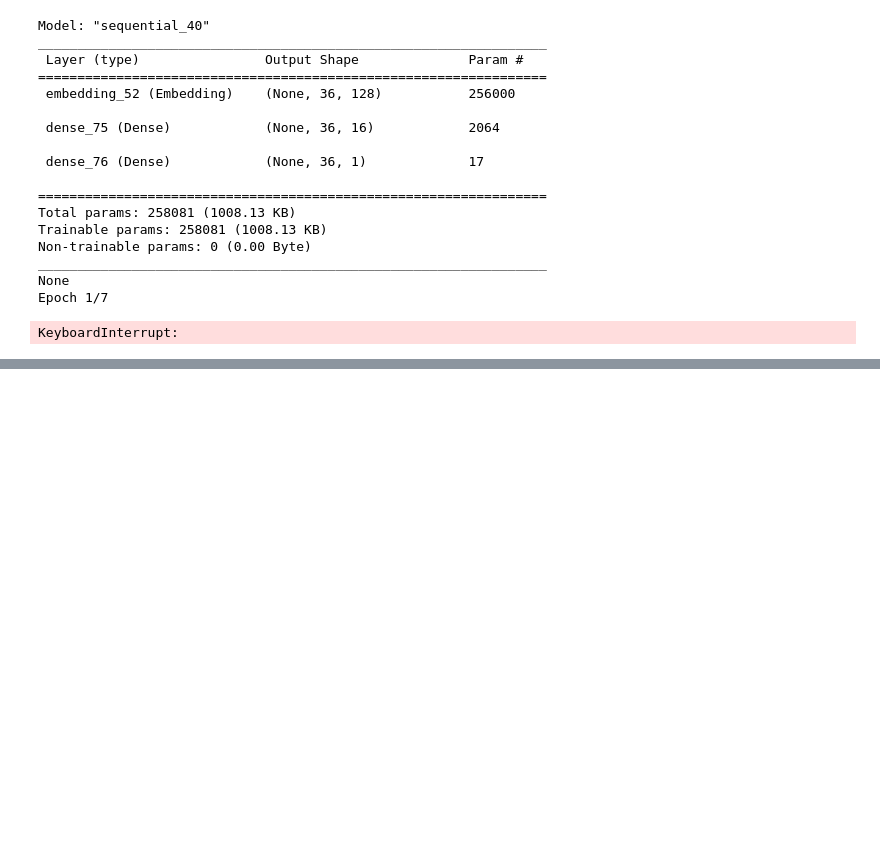
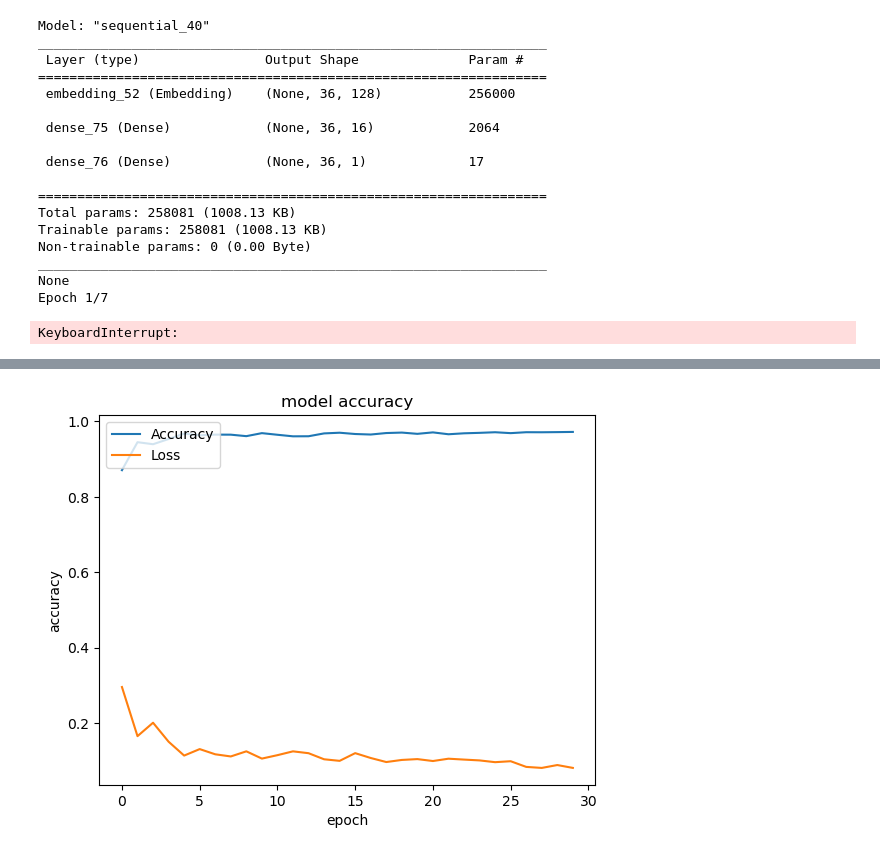
Before and after one commit to Jamie-n/Masters-Group-Project, a Jupyter notebook: model_train.ipynb, the cells around one changed output, grey strips where cells are left out. Cells and saved outputs as stored; diff of their text form; code cells hidden in the pictures; blank space fills up the shorter version.

Commit message:
Build two models to show the accuracy difference between a prediction model using just textual data and a model using textual and attribute data

```diff
--- a/model_train.ipynb
+++ b/model_train.ipynb
@@ -117,23 +155,26 @@ X_train, X_test, X_train_attr, X_test_attr, Y_train, Y_test = train_test_split(X
 # %% [markdown]
 # Basic Sequential Model
 # %%
-max_fatures = 2000
-tokenizer = Tokenizer(num_words=max_fatures, split=' ')
-tokenizer.fit_on_texts(df['text'].values)
-X_text = tokenizer.texts_to_sequences(df['text'].values)
-X_text = pad_sequences(X_text)
+from keras.src.layers import Dropout, BatchNormalization
+from keras.layers import Dense, Embedding, Input
 
-embed_dim = 128
-lstm_out = 196
+embedding_dim = 64
 
-model = Sequential()
-model.add(Embedding(max_fatures, embed_dim, input_length=X_text.shape[1]))
-model.add(Dense(16))
-model.add(Dense(1, activation='sigmoid'))
-model.compile(loss='binary_crossentropy', optimizer='adam', metrics=['accuracy'])
-print(model.summary())
+x = Sequential()
 
-model.fit(X_train, Y_train, epochs=7, validation_data=(X_test, Y_test), batch_size=32, verbose=1)
+x.add(Input(shape=(X_text.shape[1],)))
+x.add(Embedding(max_fatures, embedding_dim, input_length=X_text.shape[1]))
+x.add(Dense(128, activation='relu'))
+x.add(BatchNormalization())
+x.add(Dropout(0.5))
+x.add(Dense(8, activation="relu"))
+x.add(Dropout(0.2))
+x.add(Dense(1, activation="sigmoid"))
+
+x.compile(optimizer="adam", loss='binary_crossentropy', metrics='accuracy')
+
+H = x.fit(x=X_train, y=Y_train, validation_data=(X_test, Y_test), epochs=30,
+          verbose=1, batch_size=16)
 # %% [output]
 Model: "sequential_40"
 _________________________________________________________________
@@ -237,3 +273,4 @@ X_train.shape
 # %%
-H = model.fit(x=[X_train, X_train_attr], y=Y_train, validation_data=([X_test, X_test_attr], Y_test), epochs=10, verbose=1, batch_size=16)
+H = model.fit(x=[X_train, X_train_attr], y=Y_train, validation_data=([X_test, X_test_attr], Y_test), epochs=30,
+              verbose=1, batch_size=16)
 # %% [output]
@@ -243 +288,11 @@ Epoch 2/10
 KeyboardInterrupt:
+# %%
+plt.plot(H.history['accuracy'])
+plt.plot(H.history['loss'])
+plt.title('model accuracy')
+plt.ylabel('accuracy')
+plt.xlabel('epoch')
+plt.legend(['Accuracy', 'Loss'], loc='upper left')
+plt.show()
+# %% [output]
+[figure, added]
```
Also changed, not shown: parts of 16 cells of this notebook.
